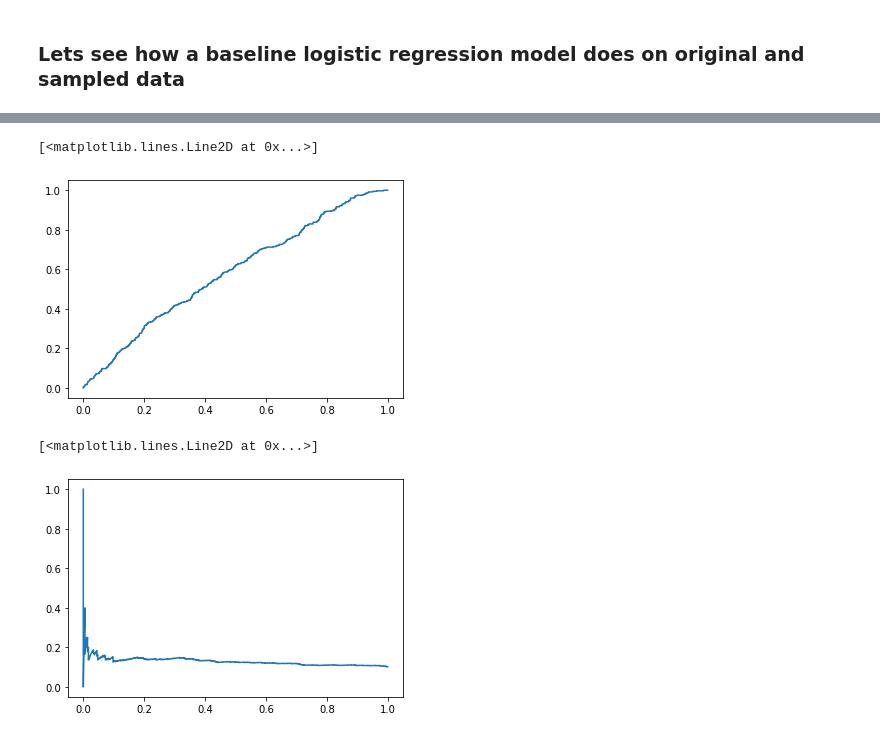
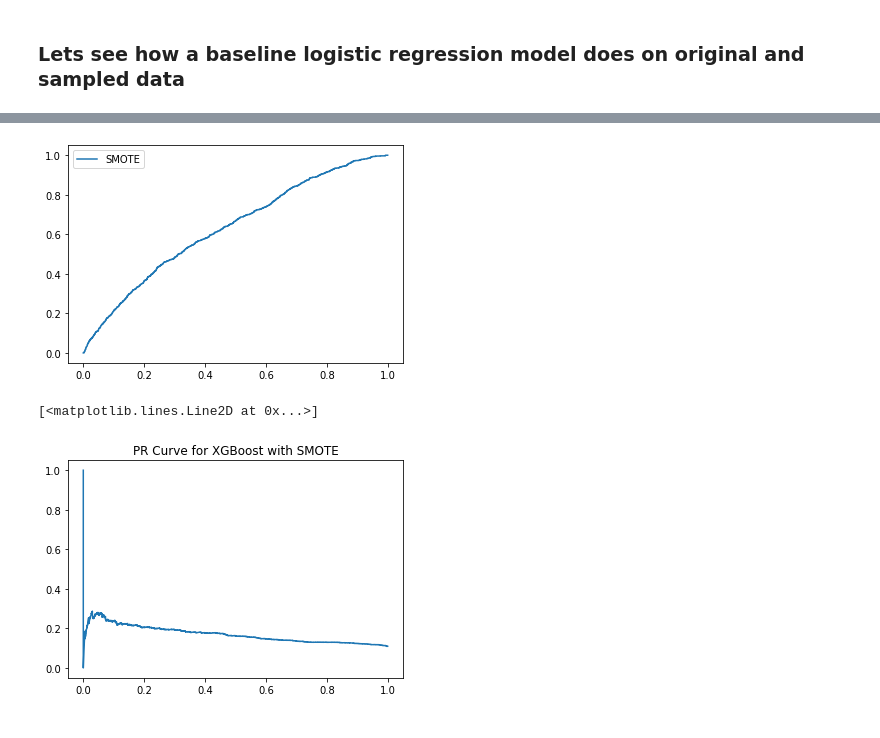
Before and after one commit to clarissarjtai/NYC-Restaurant-Sanitation-Level-Prediction, a Jupyter notebook: census_model.ipynb, the cells around one changed output, grey strips where cells are left out. Drawn from its saved outputs; the diff is of its cells as text; code cells hidden in the pictures.

```diff
--- a/census_model.ipynb
+++ b/census_model.ipynb
@@ -43,7 +44,7 @@ from sklearn.metrics import roc_curve
 from sklearn.metrics import precision_recall_curve
 # %%
 df_final = pd.read_csv("data_for_model.csv")
-data = df_final.drop(columns=["Unnamed: 0", "CAMIS", "ClosestWorkingTankDis", "ClosestBadTankDis"])
+data = df_final.drop(columns=["Unnamed: 0", "CAMIS"])
 df_final.head()
 # %% [output]
 |  | Unnamed: 0 | CAMIS | ZIPCODE | CUISINE DESCRIPTION | GRADE | ClosestWorkingTankDis | ClosestBadTankDis | ... |
@@ -70,8 +72,6 @@ PASSING RESTAURANTS 4754.9435549186965
 # %%
 dev, test = train_test_split(data, test_size=0.2, random_state=42, stratify=data["GRADE"])
 train, val = train_test_split(dev, test_size = 0.2,  random_state=42)
-
-# train, val = train_test_split(dev, test_size=0.2, random_state=42)
 
 dev_Y = dev["GRADE"].astype(int)
 train_Y = train["GRADE"].astype(int)
@@ -81,16 +81,15 @@ test_Y = test["GRADE"].astype(int)
 dev_X = dev.drop(columns=["GRADE"])
 train_X = train.drop(columns=["GRADE"])
 val_X = val.drop(columns=["GRADE"])
-
 test_X = test.drop(columns=["GRADE"])
 
 # scaling numerical_data
 scaler = StandardScaler()
-dev_X[["Pop", "White", "Hispanic", "Black", "Native", "Asian", "Inc", "Unemp"]] = scaler.fit_transform(dev_X[["Pop", "White", "Hispanic", "Black", "Native", "Asian", "Inc", "Unemp"]])
-train_X[["Pop", "White", "Hispanic", "Black", "Native", "Asian", "Inc", "Unemp"]] = scaler.fit_transform(train_X[["Pop", "White", "Hispanic", "Black", "Native", "Asian", "Inc", "Unemp"]])
+dev_X[["ClosestWorkingTankDis", "ClosestBadTankDis", "Pop", "White", "Hispanic", "Black", "Native", "Asian", "Inc", "Unemp"]] = scaler.fit_transform(dev_X[["ClosestWorkingTankDis", "ClosestBadTankDis", "Pop", "White", "Hispanic", "Black", "Native", "Asian", "Inc", "Unemp"]])
+train_X[["ClosestWorkingTankDis", "ClosestBadTankDis", "Pop", "White", "Hispanic", "Black", "Native", "Asian", "Inc", "Unemp"]] = scaler.fit_transform(train_X[["ClosestWorkingTankDis", "ClosestBadTankDis", "Pop", "White", "Hispanic", "Black", "Native", "Asian", "Inc", "Unemp"]])
 
-val_X[["Pop", "White", "Hispanic", "Black", "Native", "Asian", "Inc", "Unemp"]] = scaler.transform(val_X[["Pop", "White", "Hispanic", "Black", "Native", "Asian", "Inc", "Unemp"]])
-test_X[["Pop", "White", "Hispanic", "Black", "Native", "Asian", "Inc", "Unemp"]] = scaler.transform(test_X[["Pop", "White", "Hispanic", "Black", "Native", "Asian", "Inc", "Unemp"]])
+val_X[["ClosestWorkingTankDis", "ClosestBadTankDis", "Pop", "White", "Hispanic", "Black", "Native", "Asian", "Inc", "Unemp"]] = scaler.transform(val_X[["ClosestWorkingTankDis", "ClosestBadTankDis", "Pop", "White", "Hispanic", "Black", "Native", "Asian", "Inc", "Unemp"]])
+test_X[["ClosestWorkingTankDis", "ClosestBadTankDis", "Pop", "White", "Hispanic", "Black", "Native", "Asian", "Inc", "Unemp"]] = scaler.transform(test_X[["ClosestWorkingTankDis", "ClosestBadTankDis", "Pop", "White", "Hispanic", "Black", "Native", "Asian", "Inc", "Unemp"]])
 
 dev_X.head()
 # %% [output]
@@ -311,7 +296,7 @@ xg_boost_grid_params = {'n_estimators': np.random.randint(100,400,4),
 
 # # Fit the random search model
 grid = RandomizedSearchCV(estimator=xg_boost_model, param_distributions=xg_boost_grid_params, cv=5, scoring="roc_auc", verbose=5, n_iter=10)
-grid.fit(dev_SMOTE_X, dev_SMOTE_Y)
+grid.fit(dev_ROS_X, dev_ROS_Y)
 print(f" Using a random search, the optimal parameters for the XG Boost Tree with Class Weights were found to be {grid.best_params_}, with a top val score of {grid.best_score_}")
 # %% [output]
 Fitting 5 folds for each of 10 candidates, totalling 50 fits
@@ -334,7 +319,8 @@ Fitting 5 folds for each of 10 candidates, totalling 50 fits
 # %%
-optimal_SMOTE_xg = XGBClassifier(n_estimators =343, max_depth=7, learning_rate=0.078)
-optimal_SMOTE_xg.fit(dev_SMOTE_X, dev_SMOTE_Y)
+optimal_SMOTE_xg = XGBClassifier(n_estimators =327, max_depth=9, learning_rate=0.23)
+optimal_SMOTE_xg.fit(dev_X, dev_SMOTE_Y)
 optimal_SMOTE_xg_preds = optimal_SMOTE_xg.predict(test_X)
 
 print("Tuned Final model has ROC AUC value of: ", roc_auc_score(test_Y, optimal_SMOTE_xg_preds))
+print("Tuned Final model has AP value of: ", average_precision_score(test_Y, optimal_SMOTE_xg_preds))
 # %% [output]
@@ -356,12 +347,14 @@ xg_pred_proba = optimal_SMOTE_xg.predict_proba(test_X)[:, 1]
 model_1_fpr, model_1_tpr, _ = roc_curve(test_Y, xg_pred_proba, pos_label=1)
 model_1_prec, model_1_recall, _ = precision_recall_curve(test_Y, xg_pred_proba)
 # %%
-plt.plot(model_1_fpr, model_1_tpr, label="No Sampling")
+plt.plot(model_1_fpr, model_1_tpr, label="SMOTE")
+plt.legend()
+plt.show()
 # %% [output]
-[<matplotlib.lines.Line2D at 0x...>]
-[figure, old version]
+[figure, new version]
 # %%
+plt.title("PR Curve for XGBoost with SMOTE")
 plt.plot(model_1_recall, model_1_prec, label="No Sampling")
 # %% [output]
 [<matplotlib.lines.Line2D at 0x...>]
-[figure, old version]
+[figure, new version]
```
Also changed, not shown: parts of 29 cells of this notebook, 2 other files.
